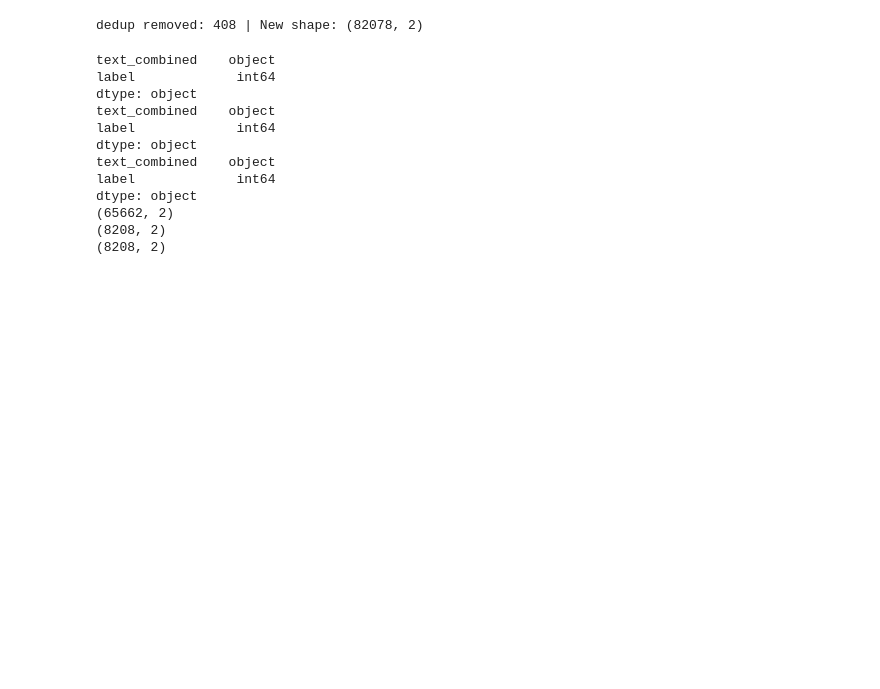
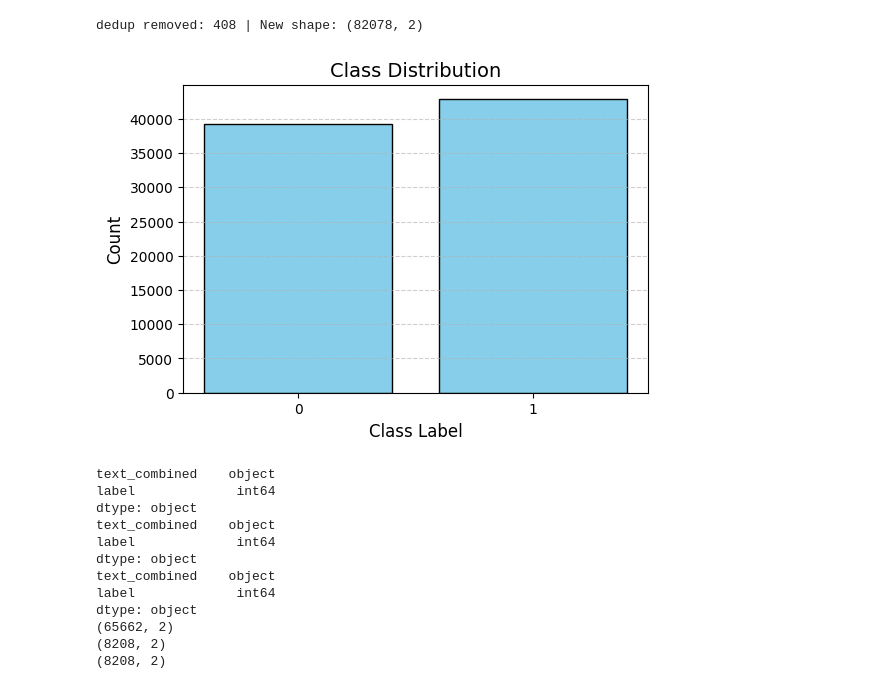
Before and after one commit to dioneyongkx/dsa4213, a Jupyter notebook: Features/data_preprocessor/data_prepro.ipynb, the cells around one changed output. Drawn from its saved outputs; the diff is of its cells as text; code cells hidden in the pictures; blank space fills up the shorter version.

```diff
--- a/Features/data_preprocessor/data_prepro.ipynb
+++ b/Features/data_preprocessor/data_prepro.ipynb
@@ -484,6 +484,22 @@ raw_encoder_input = raw_encoder_input.drop_duplicates(subset=group_keys,keep="fi
 print(f"dedup removed: {before - len(raw_encoder_input)} | New shape: {raw_encoder_input.shape}")
 # %% [output]
 dedup removed: 408 | New shape: (82078, 2)
+# %%
+import matplotlib.pyplot as plt
+
+# Count class frequencies
+class_counts = raw_encoder_input['label'].value_counts().sort_index()
+
+# Plot
+plt.figure(figsize=(6, 4))
+plt.bar(class_counts.index.astype(str), class_counts.values, color='skyblue', edgecolor='black')
+plt.title("Class Distribution", fontsize=14)
+plt.xlabel("Class Label", fontsize=12)
+plt.ylabel("Count", fontsize=12)
+plt.grid(axis='y', linestyle='--', alpha=0.6)
+plt.show()
+# %% [output]
+[figure, added]
 # %%
 X = raw_encoder_input.index.values
 y = raw_encoder_input['label'].astype(int).values
```
Also changed, not shown: 9 other files.
